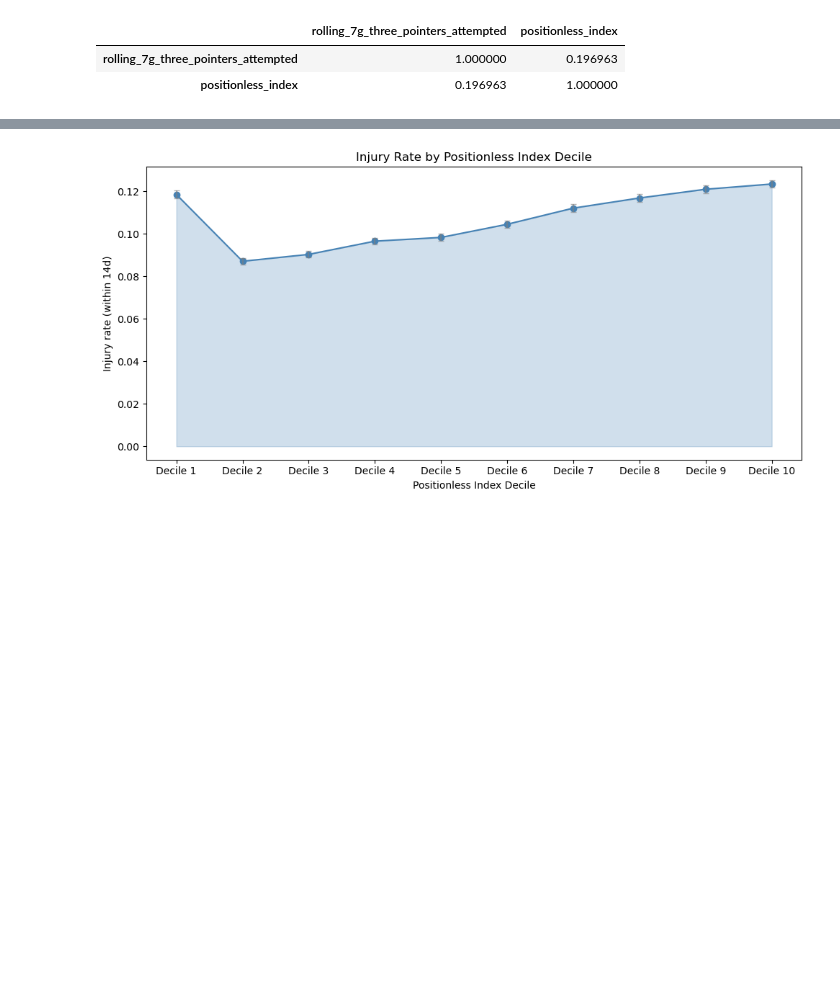
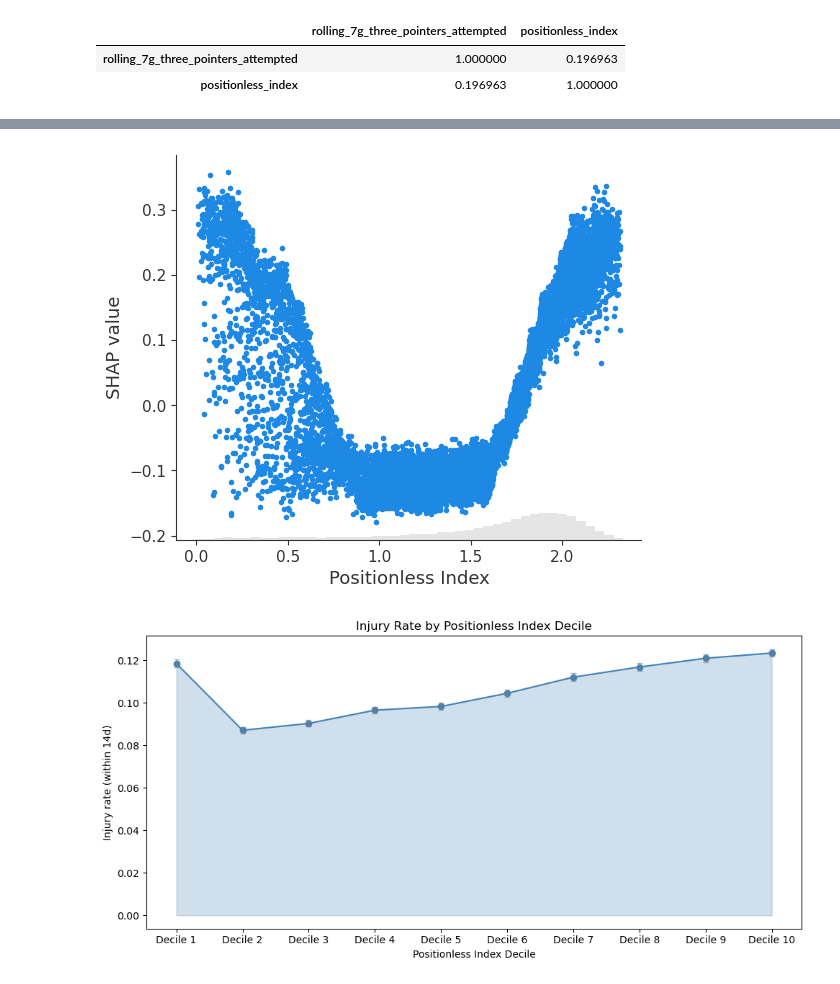
Before and after one commit to vedanttapiavala/positionless-NBA-analytics, a Jupyter notebook: code/014_injury_prediction.ipynb, the cells around one changed output, grey strips where cells are left out. Cells and saved outputs as stored; diff of their text form; code cells hidden in the pictures; blank space fills up the shorter version.

```diff
--- a/code/014_injury_prediction.ipynb
+++ b/code/014_injury_prediction.ipynb
@@ -464,0 +474,12 @@ shap.plots.scatter(
+# %%
+shap.plots.scatter(
+    shap_values[:, "Positionless Index"],
+    show=False
+)
+ax = plt.gca()
+
+ax.set_xlabel("Positionless Index")   # x-axis label
+ax.set_ylabel("SHAP value")           # y-axis label (default is SHAP value)
+fig = ax.get_figure()
+# %% [output]
+[figure, added]
```
Also changed, not shown: parts of 4 cells of this notebook.
